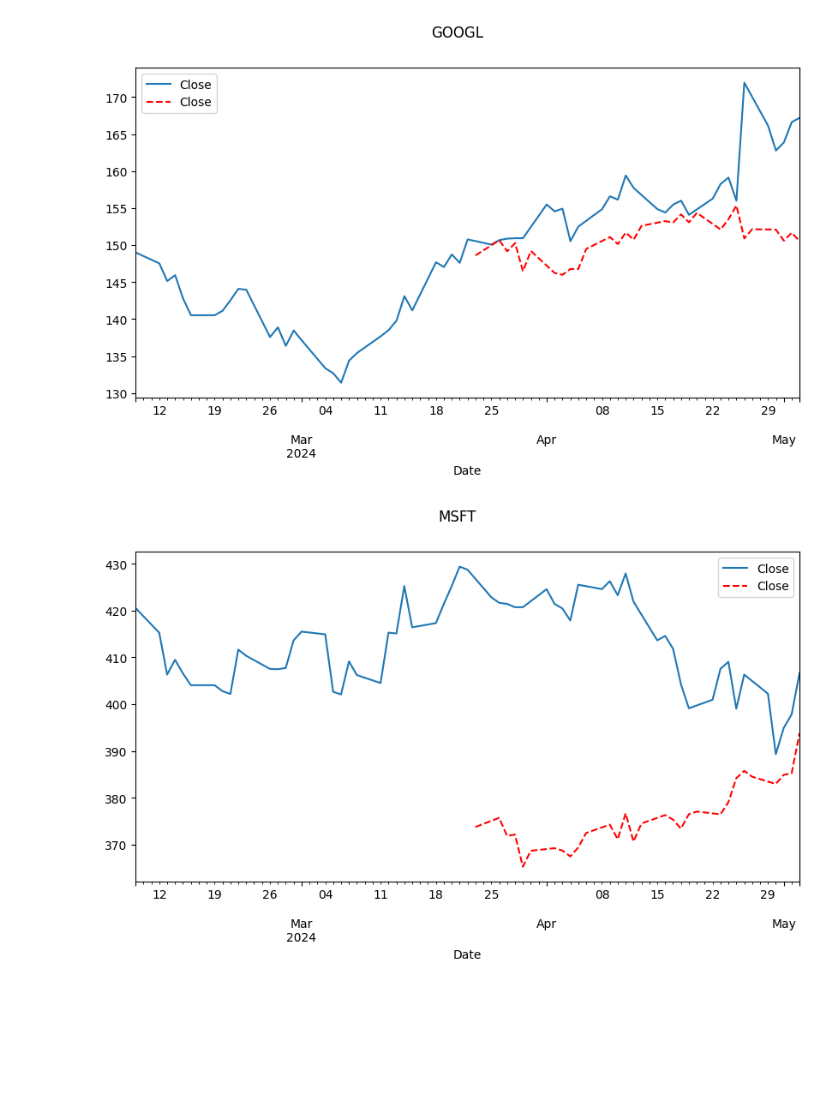
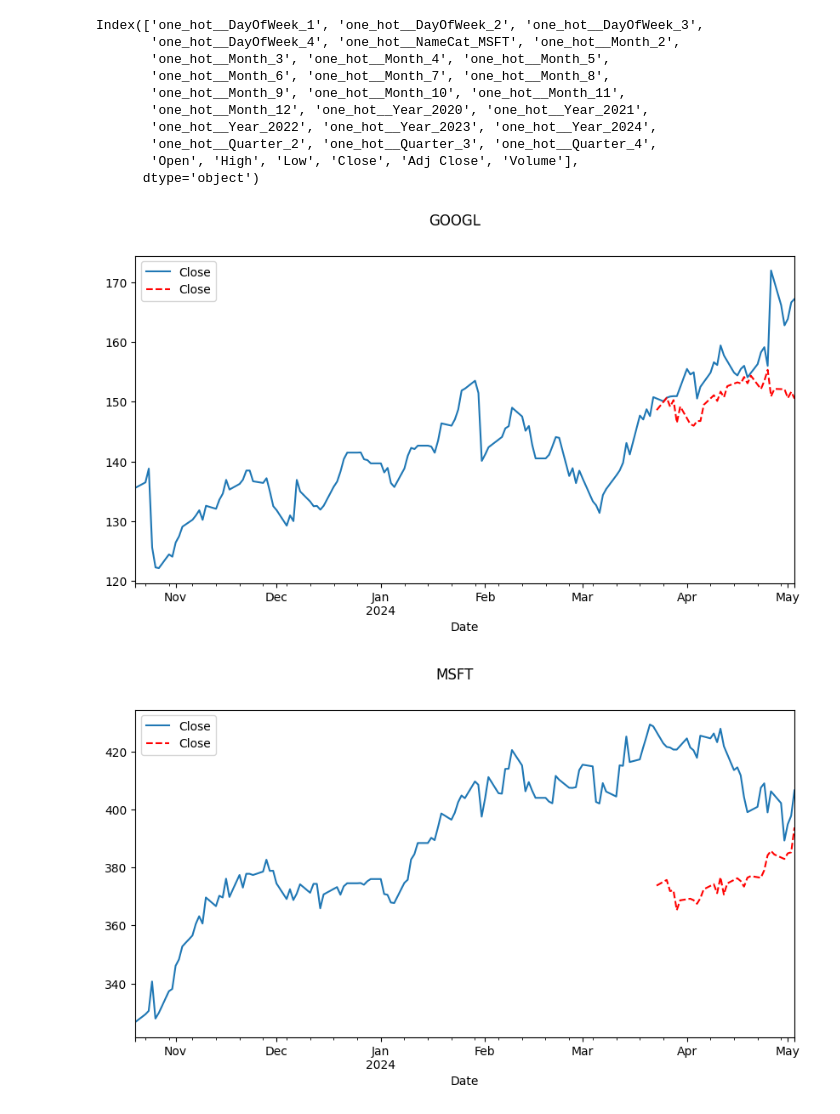
Before and after one commit to THEWhiteArrow/ml-general-stock-predictions, a Jupyter notebook: gsp/gsp/model/model_v2.ipynb, the cells around one changed output. Saved outputs shown, nothing was run; the diff lists cells and outputs as text; code cells hidden in the pictures; blank space fills up the shorter version.

Commit message:
add: display of used columns

```diff
--- a/gsp/gsp/model/model_v2.ipynb
+++ b/gsp/gsp/model/model_v2.ipynb
@@ -57,13 +57,27 @@ cleaned = (cast(
     .dropna(subset=["Name"])
     .set_index(["Date", "Name"])
 )
+categorical_features = ["DayOfWeek", "NameCat", "Month", "Year", "Quarter", "Area"]
+stocks_pre_processed = cleaned.copy()
 
-stocks_pre_processed = cleaned.copy()
-stocks_pre_processed["DayOfWeek"] = stocks_pre_processed.index.get_level_values("Date").dayofweek
-stocks_pre_processed["Month"] = stocks_pre_processed.index.get_level_values("Date").month
-stocks_pre_processed["Year"] = stocks_pre_processed.index.get_level_values("Date").year
-stocks_pre_processed["Quarter"] = stocks_pre_processed.index.get_level_values("Date").quarter
-stocks_pre_processed["NameCat"] = stocks_pre_processed.index.get_level_values("Name").astype("category")
+if "DayOfWeek" in categorical_features:
+    stocks_pre_processed["DayOfWeek"] = stocks_pre_processed.index.get_level_values("Date").dayofweek
+
+if "Month" in categorical_features:
+    stocks_pre_processed["Month"] = stocks_pre_processed.index.get_level_values("Date").month
+
+if "Year" in categorical_features:
+    stocks_pre_processed["Year"] = stocks_pre_processed.index.get_level_values("Date").year
+
+if "Quarter" in categorical_features:
+    stocks_pre_processed["Quarter"] = stocks_pre_processed.index.get_level_values("Date").quarter
+
+if "NameCat" in categorical_features:
+    stocks_pre_processed["NameCat"] = stocks_pre_processed.index.get_level_values("Name").astype("category")
+
+if not ("Area" in categorical_features):
+    stocks_pre_processed = stocks_pre_processed.drop(columns=["Area"])
+
 
 most_recent_date = cast(datetime.date, stocks_pre_processed.index.get_level_values("Date").max().to_timestamp().date())
 earliest_considerable_date = get_nth_previous_working_date(YEARS_BACK_TO_CONSIDER * 261, most_recent_date)
@@ -98,7 +112,7 @@ class ColumnTransformerWrapper:
 
 ctw = ColumnTransformerWrapper(
     transformers=[
-        ("one_hot", OneHotEncoder(drop="first", sparse_output=False), ["DayOfWeek","NameCat", "Month", "Year", "Quarter", "Area"]),
+        ("one_hot", OneHotEncoder(drop="first", sparse_output=False), categorical_features),
     ],
     remainder="passthrough",
 )
@@ -210,19 +224,32 @@ INFO __main__ 14:50:36 | Model trained successfully
+# %%
+show(X.columns)
+# %% [output]
+Index(['one_hot__DayOfWeek_1', 'one_hot__DayOfWeek_2', 'one_hot__DayOfWeek_3',
+       'one_hot__DayOfWeek_4', 'one_hot__NameCat_MSFT', 'one_hot__Month_2',
+       'one_hot__Month_3', 'one_hot__Month_4', 'one_hot__Month_5',
+       'one_hot__Month_6', 'one_hot__Month_7', 'one_hot__Month_8',
+       'one_hot__Month_9', 'one_hot__Month_10', 'one_hot__Month_11',
+       'one_hot__Month_12', 'one_hot__Year_2020', 'one_hot__Year_2021',
+       'one_hot__Year_2022', 'one_hot__Year_2023', 'one_hot__Year_2024',
+       'one_hot__Quarter_2', 'one_hot__Quarter_3', 'one_hot__Quarter_4',
+       'Open', 'High', 'Low', 'Close', 'Adj Close', 'Volume'],
+      dtype='object')
 # %%
 stocks_ids = stocks_limited.index.get_level_values("Name").unique()
 
 for stock_id in stocks_ids:
     fig = plt.figure(figsize=(10, 5))
     fig.suptitle(stock_id)
-    stocks_limited.loc[ (stocks_limited.index.get_level_values("Date") >= start_testing_date.isoformat()) & (stocks_limited.index.get_level_values("Name") == stock_id)][["Close"]].reset_index("Name", drop=True).plot(
+    stocks_limited.loc[ (stocks_limited.index.get_level_values("Date") >= get_nth_previous_working_date(n=80, date=start_testing_date).isoformat()) & (stocks_limited.index.get_level_values("Name") == stock_id)][["Close"]].reset_index("Name", drop=True).plot(
         ax=fig.gca(), legend=True
     )
     y_output.loc[y_output.index.get_level_values("Name") == stock_id][["Close"]].reset_index("Name",drop=True).plot(
         ax = fig.gca(),
         legend = True,
         style="--",
         color="red"
     )
     plt.show()
 # %% [output]
-[figure, old version]
+[figure, new version]
-[figure, old version]
+[figure, new version]
```
Also changed, not shown: parts of 1 cell of this notebook.
